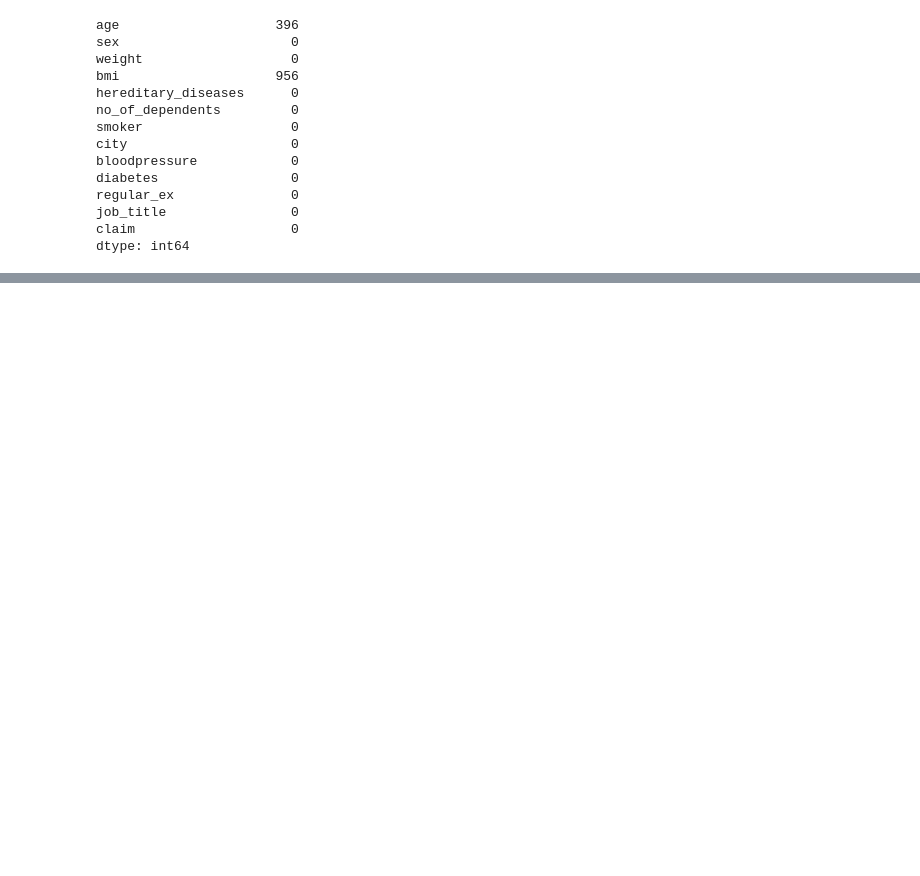
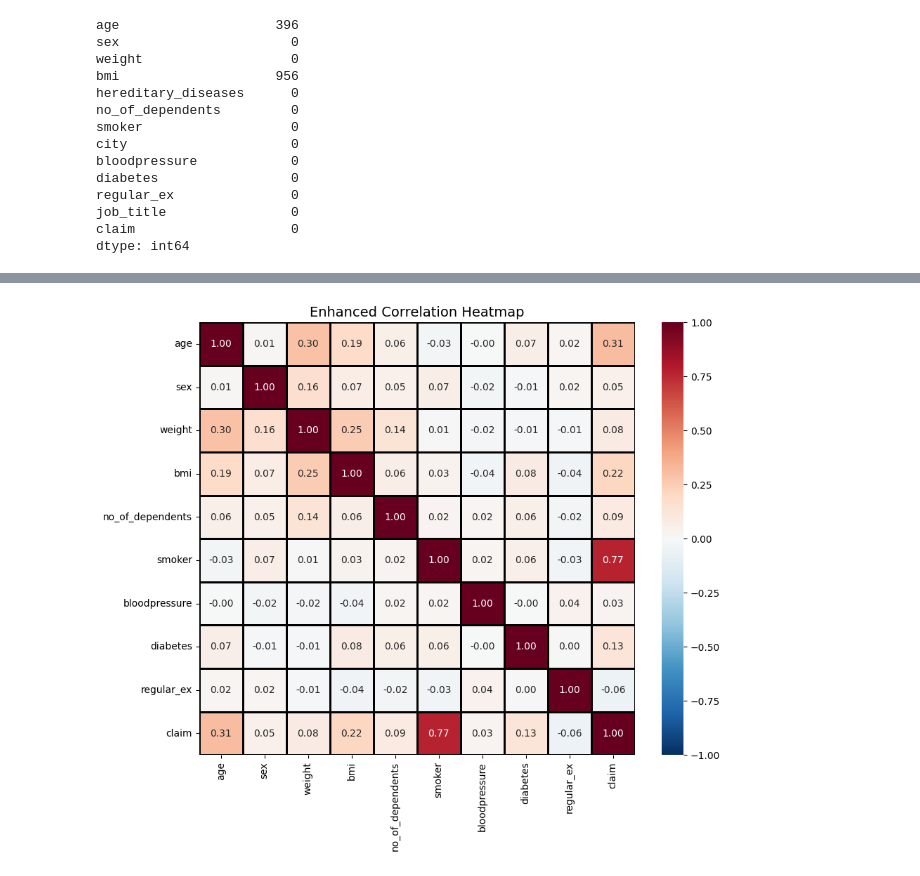
Before and after one commit to KonradRtz/XAI_Health_Cost_Prediction, a Jupyter notebook: EPA/EPA.ipynb, the cells around one changed output, grey strips where cells are left out. Drawn from its saved outputs; the diff is of its cells as text; code cells hidden in the pictures; blank space fills up the shorter version.

```diff
--- a/EPA/EPA.ipynb
+++ b/EPA/EPA.ipynb
@@ -26,11 +63,11 @@ data.describe()
 # %%
 # Amount of rows with missing data
-missing_data = data.isnull().sum()
+missing_data = df.isnull().sum()
 
 print(missing_data)
 
 # Drop rows with missing data
-data = data.dropna()
+df = df.dropna()
 # %% [output]
 age                    396
 sex                      0
@@ -54,0 +86,14 @@ ValueError: could not convert string to float: 'NewYork'
+# %%
+# create sub dataset without hereditary_diseases, city and job_title
+df2 = df.drop(columns=['hereditary_diseases', 'city', 'job_title'])
+
+# print every binary column:
+for column in df2.columns:
+    if df2[column].nunique() == 2:
+        print(column)
+
+#Convert sex to binary
+df2['sex'] = df2['sex'].astype('category').cat.codes
+
+print(df.sample(2))
+print(df2.sample(2))
@@ -54,0 +119,21 @@ ValueError: could not convert string to float: 'NewYork'
+# %%
+# display correlation plot
+import seaborn as sns
+import matplotlib.pyplot as plt
+
+plt.figure(figsize=(10, 8))  # Increase figure size
+sns.heatmap(
+    df2.corr(),
+    annot=True,
+    fmt=".2f",  # Limit decimal places
+    cmap="RdBu_r",  # Diverging colormap for better contrast
+    center=0,
+    linewidths=1,  # Add grid lines
+    linecolor="black",  # Grid color
+    vmin=-1, vmax=1,  # Fixed scale for consistency
+    annot_kws={"size": 10}  # Increase annotation font size
+)
+plt.title("Enhanced Correlation Heatmap", fontsize=14)  # Add title
+plt.show()
+# %% [output]
+[figure, added]
```
Also changed, not shown: parts of 10 cells of this notebook, 1 other file.
